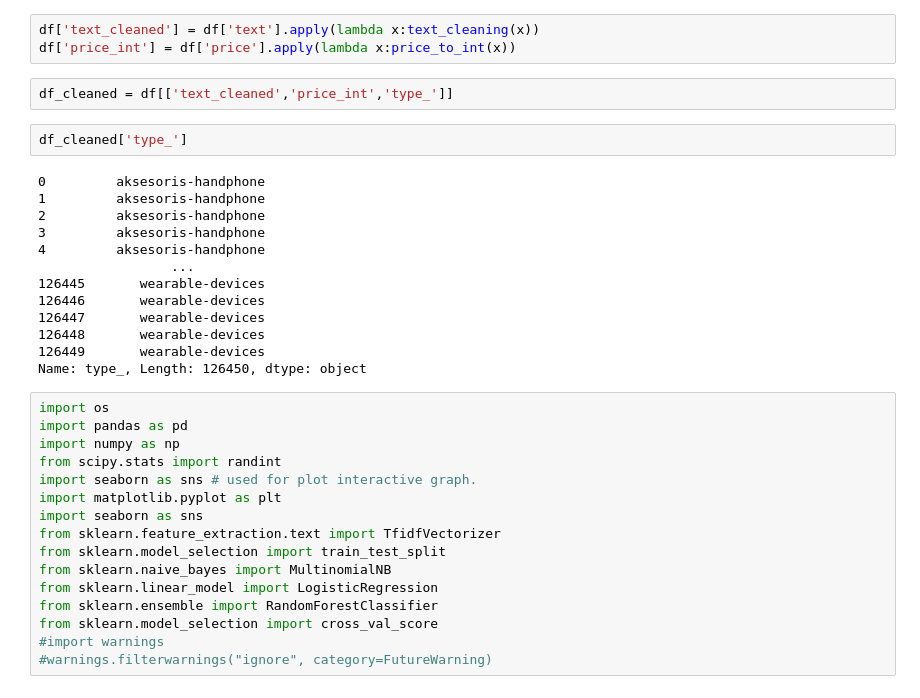
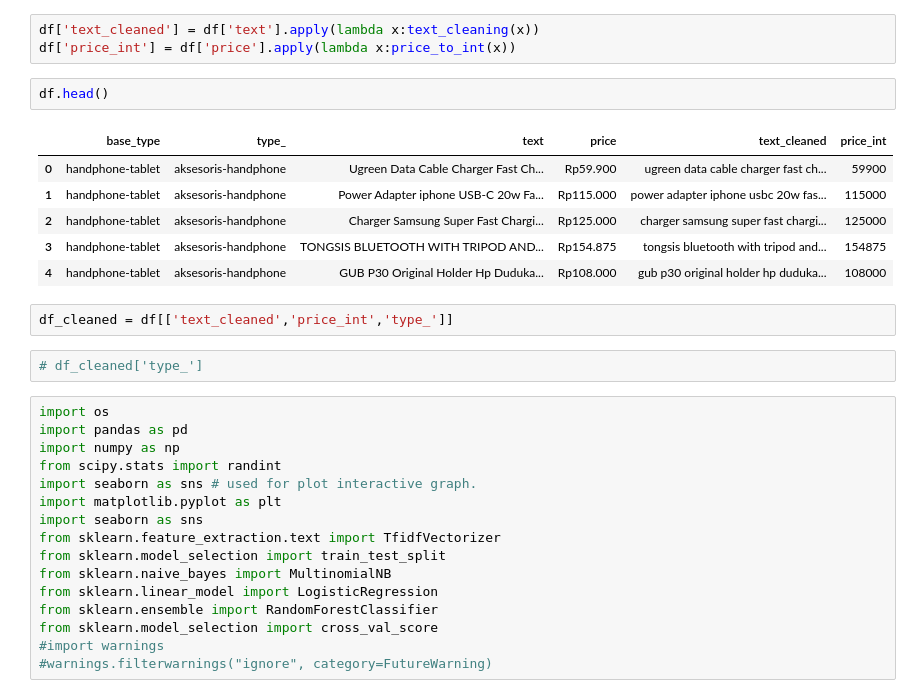
Before and after one commit to andreypurwanto/document_clustering_spending_tracker, a Jupyter notebook: spending_tracker/spending_tracker.ipynb, the cells around one changed output. Cells and saved outputs as stored; diff of their text form.

```diff
--- a/spending_tracker/spending_tracker.ipynb
+++ b/spending_tracker/spending_tracker.ipynb
@@ -45,23 +49,19 @@ def price_to_int(text:str):
 # %%
 df['text_cleaned'] = df['text'].apply(lambda x:text_cleaning(x))
 df['price_int'] = df['price'].apply(lambda x:price_to_int(x))
+# %%
+df.head()
+# %% [output]
+|  | base_type | type_ | text | price | text_cleaned | price_int |
+| 0 | handphone-tablet | aksesoris-handphone | Ugreen Data Cable Charger Fast Ch... | Rp59.900 | ugreen data cable charger fast ch... | 59900 |
+| 1 | handphone-tablet | aksesoris-handphone | Power Adapter iphone USB-C 20w Fa... | Rp115.000 | power adapter iphone usbc 20w fas... | 115000 |
+| 2 | handphone-tablet | aksesoris-handphone | Charger Samsung Super Fast Chargi... | Rp125.000 | charger samsung super fast chargi... | 125000 |
+| 3 | handphone-tablet | aksesoris-handphone | TONGSIS BLUETOOTH WITH TRIPOD AND... | Rp154.875 | tongsis bluetooth with tripod and... | 154875 |
+| 4 | handphone-tablet | aksesoris-handphone | GUB P30 Original Holder Hp Duduka... | Rp108.000 | gub p30 original holder hp duduka... | 108000 |
 # %%
 df_cleaned = df[['text_cleaned','price_int','type_']]
-# %%
-df_cleaned['type_']
-# %% [output]
-0         aksesoris-handphone
-1         aksesoris-handphone
-2         aksesoris-handphone
-3         aksesoris-handphone
-4         aksesoris-handphone
-                 ...
-126445       wearable-devices
-126446       wearable-devices
-126447       wearable-devices
-126448       wearable-devices
-126449       wearable-devices
-Name: type_, Length: 126450, dtype: object
+# %%
+# df_cleaned['type_']
 # %%
 import os
 import pandas as pd
```
Also changed, not shown: parts of 21 cells of this notebook, 8 other files.
